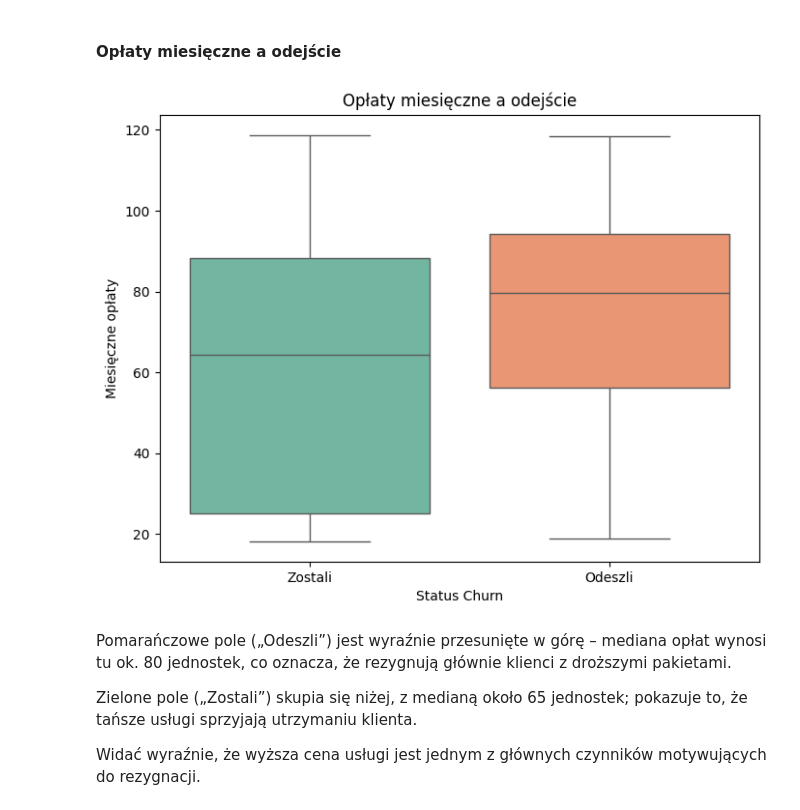
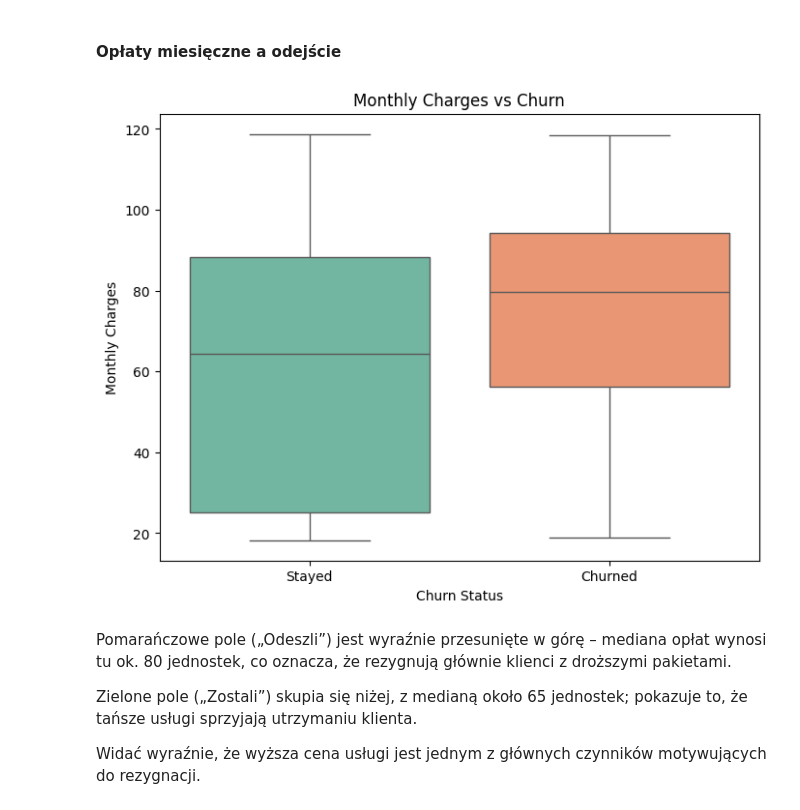
Before and after one commit to kacper-holowaty/customer-churn-prediction, a Jupyter notebook: churn_prediction_model_comparison.ipynb, the cells around one changed output. Saved outputs shown, nothing was run; the diff lists cells and outputs as text; code cells hidden in the pictures.

```diff
--- a/churn_prediction_model_comparison.ipynb
+++ b/churn_prediction_model_comparison.ipynb
@@ -77,14 +77,14 @@ Wykres gęstości ujawnia, że największe ryzyko odejścia występuje na samym
 # %%
 plt.figure(figsize=(8, 6))
 sns.boxplot(x='churn', y='monthly_charges', data=df, palette='Set2', hue='churn', legend=False)
 
-plt.title('Opłaty miesięczne a odejście')
-plt.xticks([0, 1], ['Zostali', 'Odeszli'])
-plt.xlabel('Status Churn')
-plt.ylabel('Miesięczne opłaty')
+plt.title('Monthly Charges vs Churn')
+plt.xticks([0, 1], ['Stayed', 'Churned'])
+plt.xlabel('Churn Status')
+plt.ylabel('Monthly Charges')
 plt.show()
 # %% [output]
-[figure, old version]
+[figure, new version]
 # %% [markdown]
 Pomarańczowe pole („Odeszli”) jest wyraźnie przesunięte w górę – mediana opłat wynosi tu ok. 80 jednostek, co oznacza, że rezygnują głównie klienci z droższymi pakietami.
 
```
Also changed, not shown: parts of 6 cells of this notebook.
